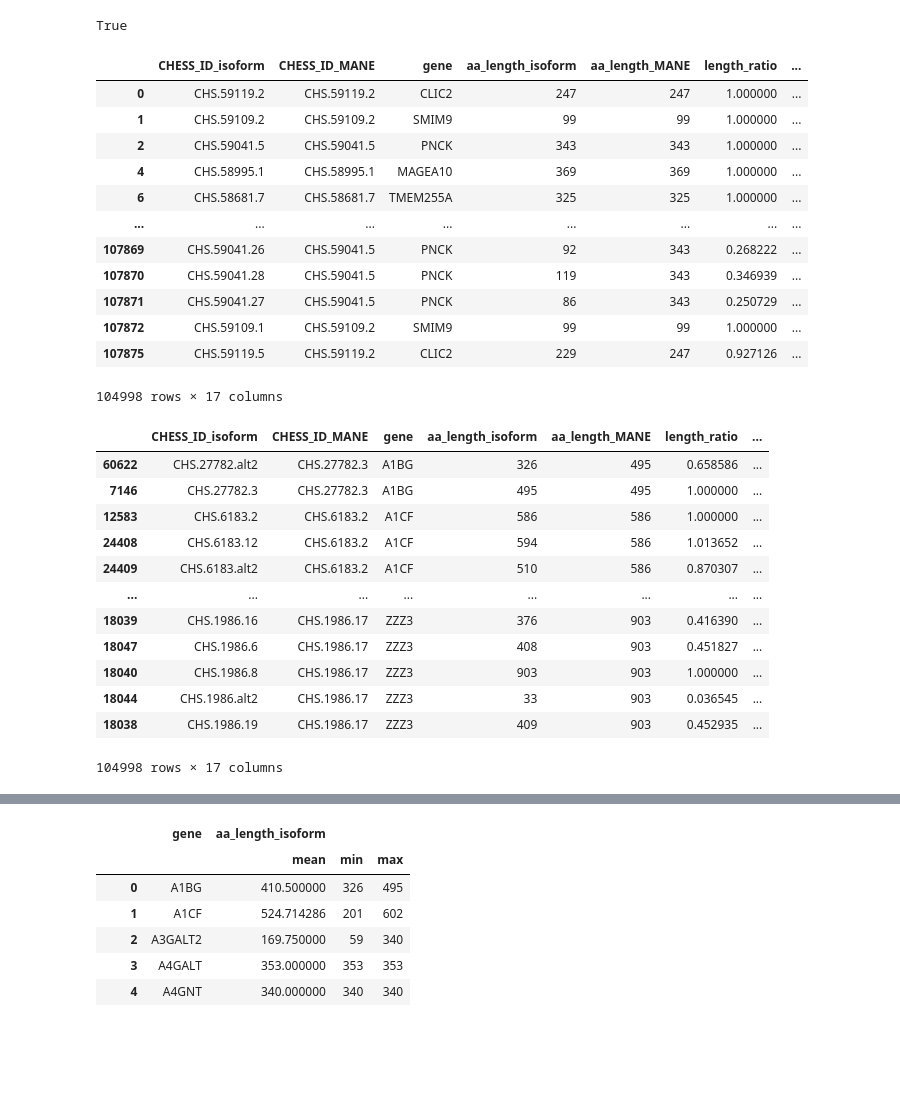
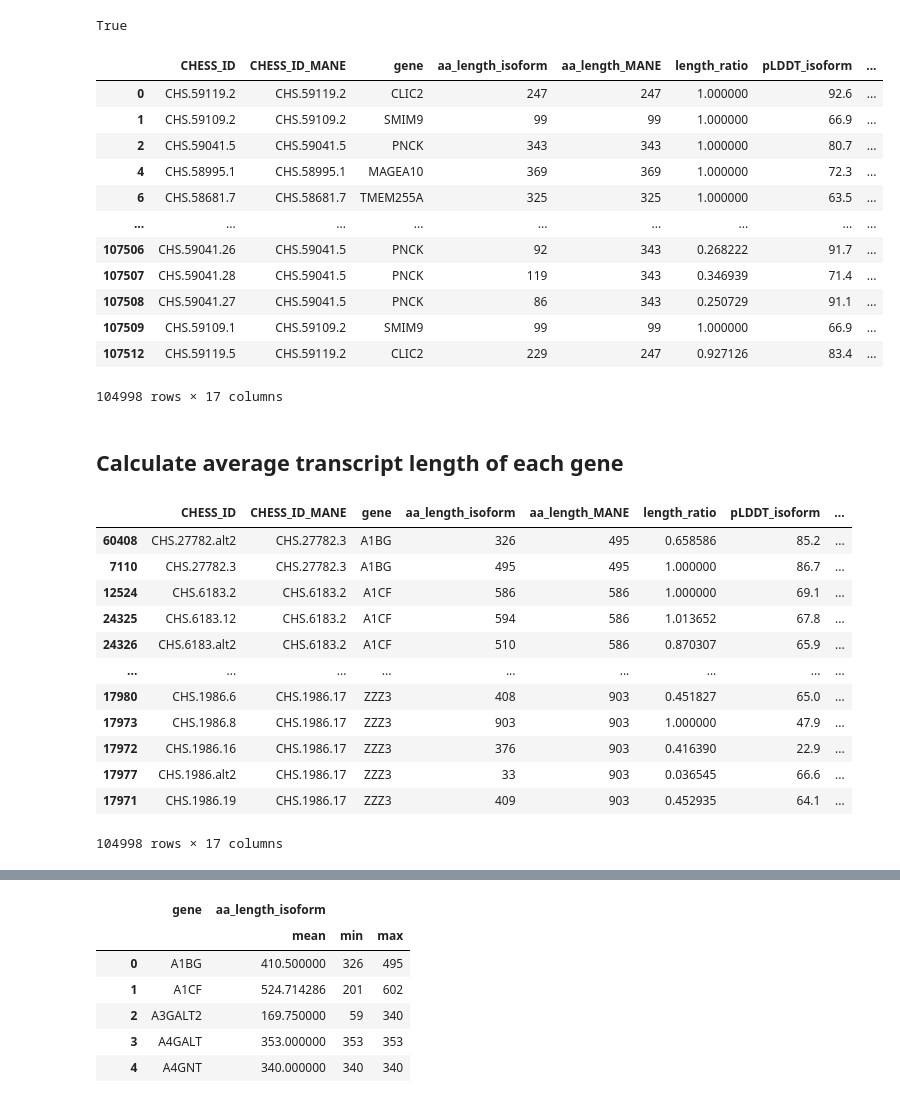
Before and after one commit to OrangeFrog210/constraint-map, a Jupyter notebook: Examine_iso_MANE.ipynb, the cells around one changed output, grey strips where cells are left out. Saved outputs shown, nothing was run; the diff lists cells and outputs as text; code cells hidden in the pictures; blank space fills up the shorter version.

```diff
--- a/Examine_iso_MANE.ipynb
+++ b/Examine_iso_MANE.ipynb
@@ -209,3 +210,5 @@ df_iso_MANE_cim = df_iso_MANE_cim[df_iso_MANE_cim["gene"] != "-"]
+# %%
+df_iso_MANE_cim.columns = df_iso_MANE_cim.columns.str.replace("CHESS_ID_isoform", "CHESS_ID")
 # %%
 fout = "iso_MANE_cim_fixed.csv"
 df_iso_MANE_cim.to_csv(fout, index=False)
@@ -214,37 +217,39 @@ print((93426+14087)==df_iso_MANE_cim.shape[0])
 # %% [output]
 True
 # %%
-df_iso_MANE_cim_filtered = df_iso_MANE_cim[~df_iso_MANE_cim["CHESS_ID_isoform"].str.contains("hypothetical")]
+df_iso_MANE_cim_filtered = df_iso_MANE_cim[~df_iso_MANE_cim["CHESS_ID"].str.contains("hypothetical")]
 df_iso_MANE_cim_filtered
 # %% [output]
-|  | CHESS_ID_isoform | CHESS_ID_MANE | gene | aa_length_isoform | aa_length_MANE | length_ratio | ... |
-| 0 | CHS.59119.2 | CHS.59119.2 | CLIC2 | 247 | 247 | 1.000000 | ... |
-| 1 | CHS.59109.2 | CHS.59109.2 | SMIM9 | 99 | 99 | 1.000000 | ... |
-| 2 | CHS.59041.5 | CHS.59041.5 | PNCK | 343 | 343 | 1.000000 | ... |
-| 4 | CHS.58995.1 | CHS.58995.1 | MAGEA10 | 369 | 369 | 1.000000 | ... |
-| 6 | CHS.58681.7 | CHS.58681.7 | TMEM255A | 325 | 325 | 1.000000 | ... |
-| ... | ... | ... | ... | ... | ... | ... | ... |
-| 107869 | CHS.59041.26 | CHS.59041.5 | PNCK | 92 | 343 | 0.268222 | ... |
-| 107870 | CHS.59041.28 | CHS.59041.5 | PNCK | 119 | 343 | 0.346939 | ... |
-| 107871 | CHS.59041.27 | CHS.59041.5 | PNCK | 86 | 343 | 0.250729 | ... |
-| 107872 | CHS.59109.1 | CHS.59109.2 | SMIM9 | 99 | 99 | 1.000000 | ... |
-| 107875 | CHS.59119.5 | CHS.59119.2 | CLIC2 | 229 | 247 | 0.927126 | ... |
+|  | CHESS_ID | CHESS_ID_MANE | gene | aa_length_isoform | aa_length_MANE | length_ratio | pLDDT_isoform | ... |
+| 0 | CHS.59119.2 | CHS.59119.2 | CLIC2 | 247 | 247 | 1.000000 | 92.6 | ... |
+| 1 | CHS.59109.2 | CHS.59109.2 | SMIM9 | 99 | 99 | 1.000000 | 66.9 | ... |
+| 2 | CHS.59041.5 | CHS.59041.5 | PNCK | 343 | 343 | 1.000000 | 80.7 | ... |
+| 4 | CHS.58995.1 | CHS.58995.1 | MAGEA10 | 369 | 369 | 1.000000 | 72.3 | ... |
+| 6 | CHS.58681.7 | CHS.58681.7 | TMEM255A | 325 | 325 | 1.000000 | 63.5 | ... |
+| ... | ... | ... | ... | ... | ... | ... | ... | ... |
+| 107506 | CHS.59041.26 | CHS.59041.5 | PNCK | 92 | 343 | 0.268222 | 91.7 | ... |
+| 107507 | CHS.59041.28 | CHS.59041.5 | PNCK | 119 | 343 | 0.346939 | 71.4 | ... |
+| 107508 | CHS.59041.27 | CHS.59041.5 | PNCK | 86 | 343 | 0.250729 | 91.1 | ... |
+| 107509 | CHS.59109.1 | CHS.59109.2 | SMIM9 | 99 | 99 | 1.000000 | 66.9 | ... |
+| 107512 | CHS.59119.5 | CHS.59119.2 | CLIC2 | 229 | 247 | 0.927126 | 83.4 | ... |
 104998 rows × 17 columns
+# %% [markdown]
+## Calculate average transcript length of each gene
 # %%
 df_iso_MANE_cim_filtered = df_iso_MANE_cim_filtered.sort_values(by="gene")
 df_iso_MANE_cim_filtered
 # df_iso_MANE_cim_filtered[(df_iso_MANE_cim_filtered["length_ratio"] == 1) & (df_iso_MANE_cim_filtered["gene"] == "-")]
 # %% [output]
-|  | CHESS_ID_isoform | CHESS_ID_MANE | gene | aa_length_isoform | aa_length_MANE | length_ratio | ... |
-| 60622 | CHS.27782.alt2 | CHS.27782.3 | A1BG | 326 | 495 | 0.658586 | ... |
-| 7146 | CHS.27782.3 | CHS.27782.3 | A1BG | 495 | 495 | 1.000000 | ... |
-| 12583 | CHS.6183.2 | CHS.6183.2 | A1CF | 586 | 586 | 1.000000 | ... |
-| 24408 | CHS.6183.12 | CHS.6183.2 | A1CF | 594 | 586 | 1.013652 | ... |
-| 24409 | CHS.6183.alt2 | CHS.6183.2 | A1CF | 510 | 586 | 0.870307 | ... |
-| ... | ... | ... | ... | ... | ... | ... | ... |
-| 18039 | CHS.1986.16 | CHS.1986.17 | ZZZ3 | 376 | 903 | 0.416390 | ... |
-| 18047 | CHS.1986.6 | CHS.1986.17 | ZZZ3 | 408 | 903 | 0.451827 | ... |
-| 18040 | CHS.1986.8 | CHS.1986.17 | ZZZ3 | 903 | 903 | 1.000000 | ... |
-| 18044 | CHS.1986.alt2 | CHS.1986.17 | ZZZ3 | 33 | 903 | 0.036545 | ... |
-| 18038 | CHS.1986.19 | CHS.1986.17 | ZZZ3 | 409 | 903 | 0.452935 | ... |
+|  | CHESS_ID | CHESS_ID_MANE | gene | aa_length_isoform | aa_length_MANE | length_ratio | pLDDT_isoform | ... |
+| 60408 | CHS.27782.alt2 | CHS.27782.3 | A1BG | 326 | 495 | 0.658586 | 85.2 | ... |
+| 7110 | CHS.27782.3 | CHS.27782.3 | A1BG | 495 | 495 | 1.000000 | 86.7 | ... |
+| 12524 | CHS.6183.2 | CHS.6183.2 | A1CF | 586 | 586 | 1.000000 | 69.1 | ... |
+| 24325 | CHS.6183.12 | CHS.6183.2 | A1CF | 594 | 586 | 1.013652 | 67.8 | ... |
+| 24326 | CHS.6183.alt2 | CHS.6183.2 | A1CF | 510 | 586 | 0.870307 | 65.9 | ... |
+| ... | ... | ... | ... | ... | ... | ... | ... | ... |
+| 17980 | CHS.1986.6 | CHS.1986.17 | ZZZ3 | 408 | 903 | 0.451827 | 65.0 | ... |
+| 17973 | CHS.1986.8 | CHS.1986.17 | ZZZ3 | 903 | 903 | 1.000000 | 47.9 | ... |
+| 17972 | CHS.1986.16 | CHS.1986.17 | ZZZ3 | 376 | 903 | 0.416390 | 22.9 | ... |
+| 17977 | CHS.1986.alt2 | CHS.1986.17 | ZZZ3 | 33 | 903 | 0.036545 | 66.6 | ... |
+| 17971 | CHS.1986.19 | CHS.1986.17 | ZZZ3 | 409 | 903 | 0.452935 | 64.1 | ... |
 104998 rows × 17 columns
```
Also changed, not shown: parts of 14 cells of this notebook, 1 other file.
